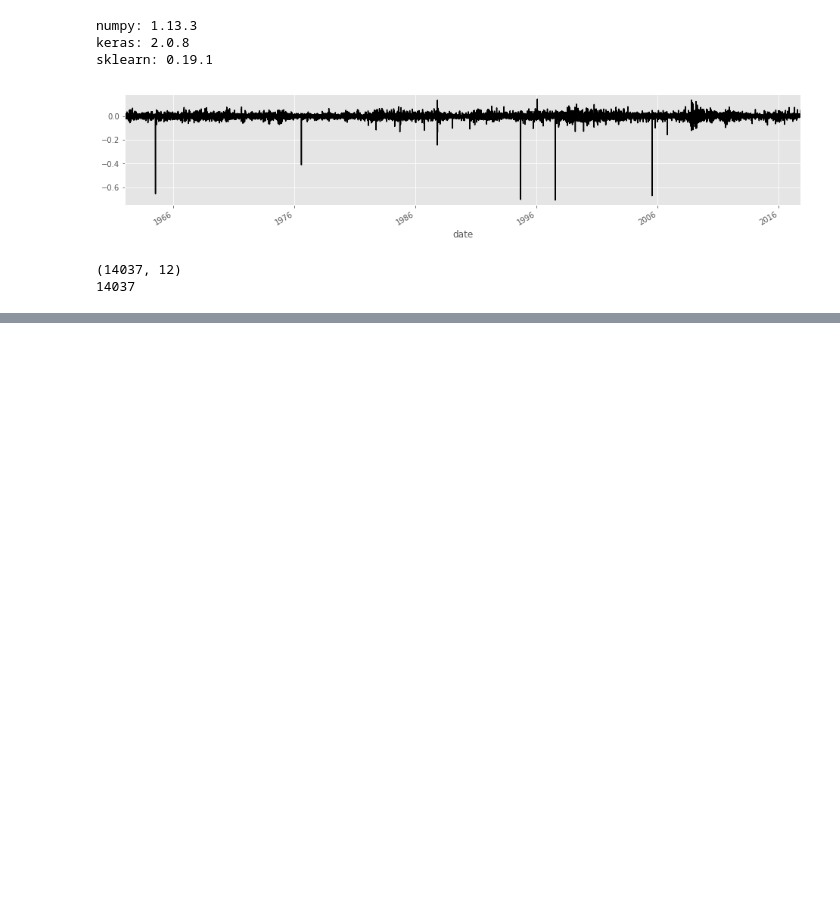
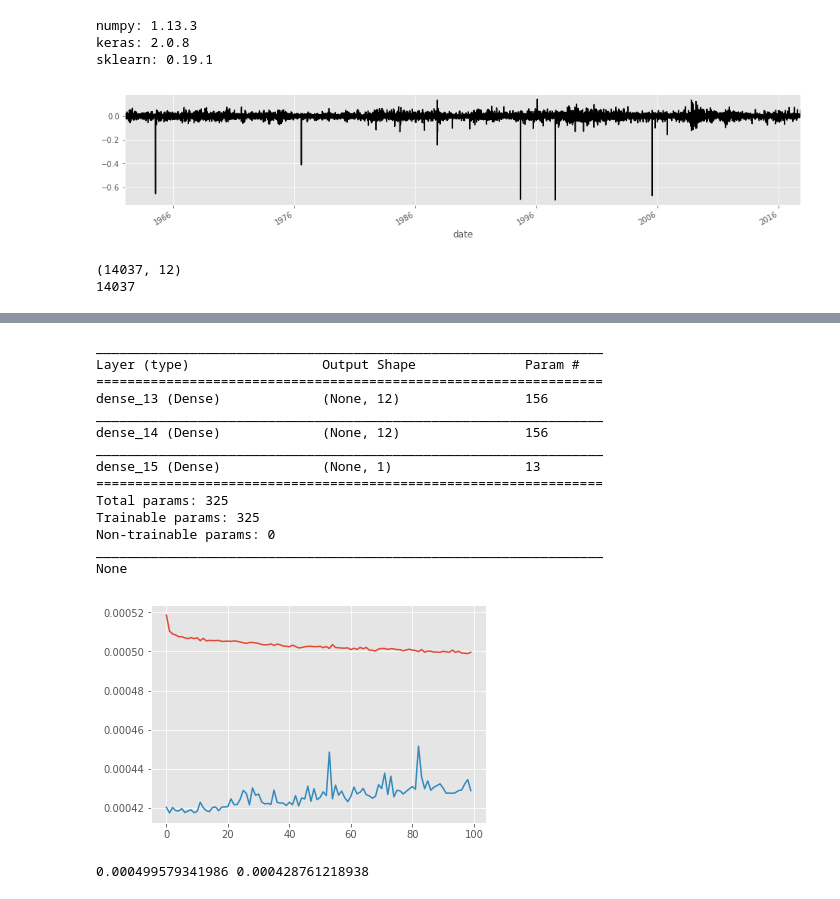
Before and after one commit to jaketimothy/timeseries-forecasting, a Jupyter notebook: Windowed Multi-Layered Perceptron Regressor.ipynb, the cells around one changed output, grey strips where cells are left out. Drawn from its saved outputs; the diff is of its cells as text; code cells hidden in the pictures; blank space fills up the shorter version.

```diff
--- a/Windowed Multi-Layered Perceptron Regressor.ipynb
+++ b/Windowed Multi-Layered Perceptron Regressor.ipynb
@@ -142,0 +150,21 @@ Results: -0.0636 (0.0326) R2
+# %%
+np.random.seed(seed)
+
+test_mlp_architecture([12, 12])
+# %% [output]
+_________________________________________________________________
+Layer (type)                 Output Shape              Param #
+=================================================================
+dense_13 (Dense)             (None, 12)                156
+_________________________________________________________________
+dense_14 (Dense)             (None, 12)                156
+_________________________________________________________________
+dense_15 (Dense)             (None, 1)                 13
+=================================================================
+Total params: 325
+Trainable params: 325
+Non-trainable params: 0
+_________________________________________________________________
+None
+[figure, added]
+0.000499579341986 0.000428761218938
```
Also changed, not shown: parts of 6 cells of this notebook.
